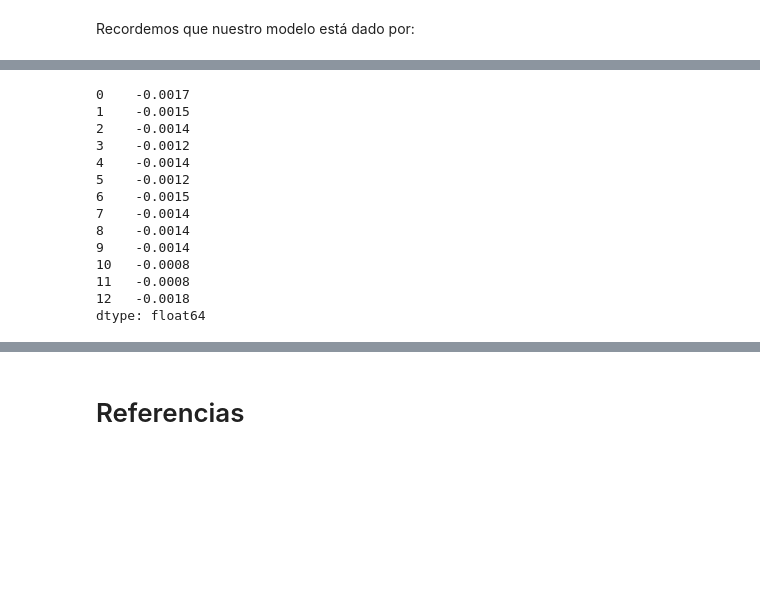
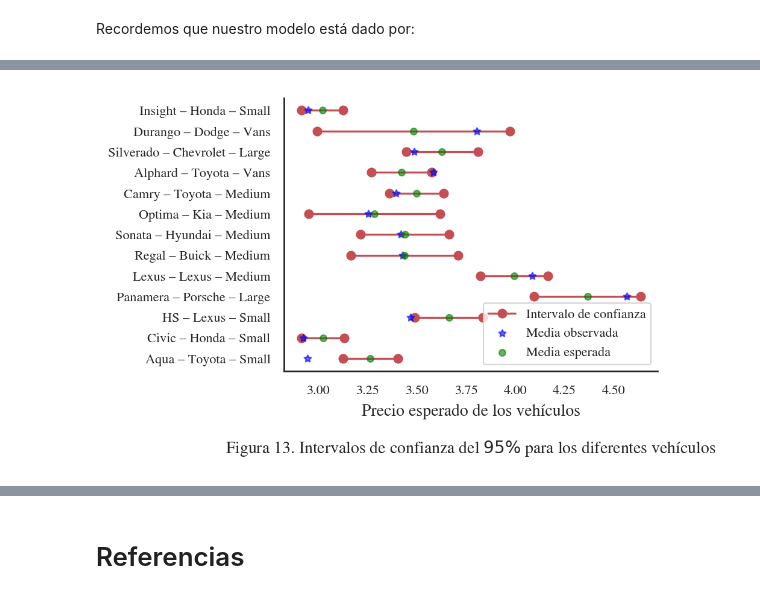
Before and after one commit to cegm/EA2-Entregables, a Jupyter notebook: Controles/Control 4/KND.ipynb, the cells around one changed output, grey strips where cells are left out. Saved outputs shown, nothing was run; the diff lists cells and outputs as text; code cells hidden in the pictures; blank space fills up the shorter version.

```diff
--- a/Controles/Control 4/KND.ipynb
+++ b/Controles/Control 4/KND.ipynb
@@ -712,7 +712,7 @@ Finalmente con la Figura 11 y la Figura 12 vemos que los residuales no presentan
 # %%
 newDf = pd.read_csv('datosFin.csv')
 datos_fin = pd.DataFrame()
-print(newDf)
+# print(newDf)
 datos_fin['vehicle'] = newDf['vehicle']
 datos_fin['accelrate'] = newDf['accelrate']
 datos_fin['carclass'] = newDf['carclass']
@@ -759,3 +759,6 @@ for key, values in brand.items():
         conditions.append(datos_fin['model'] == model)
         choices.append(key)
 datos_fin['manufacturer'] = np.select(conditions, choices)
+
+datos_fin['mpg'] = datos_fin['mpg'] * 0.425144
+datos_fin['mpgmpge'] = datos_fin['mpgmpge'] * 0.425144
@@ -981,18 +917,0 @@ print(predicted)
-# %%
-error = predicted['y'] - predicted['y_approx']
-print(error)
-# %% [output]
-0    -0.0017
-1    -0.0015
-2    -0.0014
-3    -0.0012
-4    -0.0014
-5    -0.0012
-6    -0.0015
-7    -0.0014
-8    -0.0014
-9    -0.0014
-10   -0.0008
-11   -0.0008
-12   -0.0018
-dtype: float64
@@ -998,0 +934,38 @@ dtype: float64
+# %%
+# agrupar por manufacturer, class, mpmgpmgey accelrate
+grouped_data = data_fin.groupby(['carclass', 'manufacturer', 'accelrate', 'mpgmpge']).mean()['msrp']
+# print(grouped_data)
+
+
+# for x in range(0,13):
+#     print(predicted['carclass'][x], predicted['manufacturer'][x], predicted['accelrate'][x], predicted['mpgmpge'][x])
+#     print(grouped_data.get(predicted['carclass'][x])[predicted['manufacturer'][x]])
+# #     y_mean.append(grouped_data.get(predicted['carclass'][x])[predicted['manufacturer'][x]])
+
+#valores seleccionados para cada caso:
+# Small Toyota 9.35 21.2572     -> 9.35       21.2572    2.9448
+# Small Honda 10.2 18.706336    -> 11.76      17.8560    2.9232
+# Small Lexus 11.76 14.88004    -> 10.31      17.8560    3.4673
+# Large Porsche 17.54 10.6286   -> 18.52      10.6286    4.5659
+# Medium Lexus 16.95 13.17946   -> 16.67      13.1795    4.0851
+# Medium Buick 12.2 12.329176   -> 11.36      12.3292    3.4290
+# Medium Hyundai 14.7 15.7303   -> 11.76      15.7303    3.4194
+# Medium Kia 11.36 15.730328    -> 11.63      16.1555    3.2542
+# Medium Toyota 13.89 14.0297   -> 11.28      14.3018    3.3963
+# Vans Toyota 8.33 17.201326    -> 9.26       19.9988    3.5839
+# Large Chevrolet 11.49 7.22744 -> 11.11      7.2274     3.4858
+# Vans Dodge 8.33 8.928024      -> 13.51      8.928      3.8045
+# Small Honda 9.52 22.53263     -> 9.52       22.5326    2.9490
+
+y_mean2 = [2.9448, 2.9232, 3.4673,4.5659,4.0851,3.4290,3.4194,3.2542,3.3963,3.5839,3.4858,3.8045,2.9490]
+# %%
+datos_fin_modified['label'] = datos_fin_modified['model'] + ' – ' +  datos_fin_modified['manufacturer'] + ' – ' +  datos_fin_modified['carclass']
+datos_fin_modified['y'] = y_mean2
+plot_ci(predicted,
+        ci_lower = 'CI_lower',
+        ci_upper = 'CI_upper',
+        y = 'y',
+        y_approx = 'y_approx',
+        label = 'label')
+# %% [output]
+[figure, added]
```
Also changed, not shown: parts of 10 cells of this notebook.
